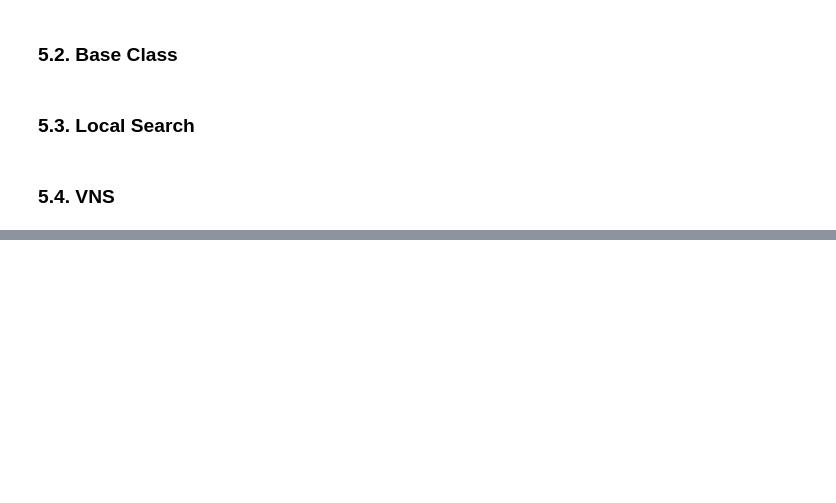
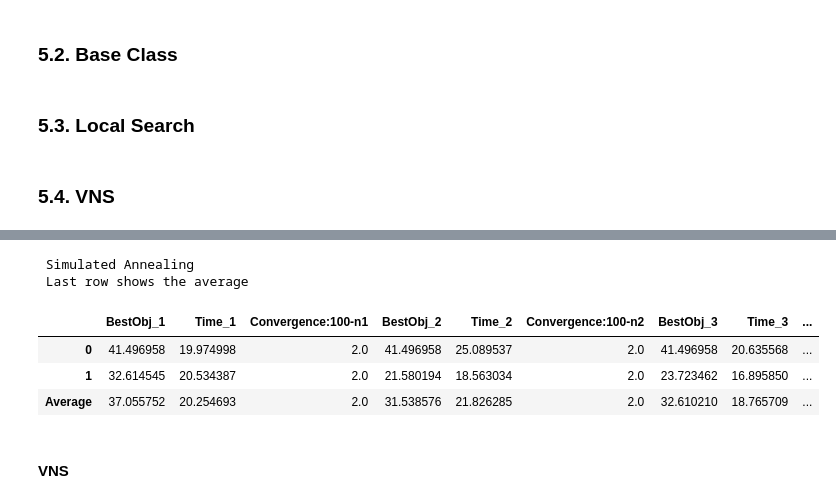
Before and after one commit to TengXu94/simulation-and-optimization, a Jupyter notebook: group_5_project/Group_5_Simulation.ipynb, the cells around one changed output, grey strips where cells are left out. Cells and saved outputs as stored; diff of their text form; code cells hidden in the pictures; blank space fills up the shorter version.

```diff
--- a/group_5_project/Group_5_Simulation.ipynb
+++ b/group_5_project/Group_5_Simulation.ipynb
@@ -1723,0 +1850,49 @@ AttributeError: 'VNSMultiObj' object has no attribute 'print_pareto_frontier'
+# %%
+SA_best = [[]]
+SA_time = [[]]
+SA_convergence =[[]]
+for k in range(4):
+    SA_best_k = []
+    SA_time_k = []
+    SA_convergence_k = []
+    for i in range(2):
+        simulated_annealing = SimulatedAnnealing(rg_, init_sol, 2, "average")
+        simulated_annealing.run(which_neighbor=k+1)
+
+        SA_best_k.append(simulated_annealing.history_bestsol[-1])
+        SA_time_k.append(simulated_annealing.time)
+        SA_convergence_k.append(simulated_annealing.history_bestsol.count(simulated_annealing.history_bestsol[-1]))
+
+    SA_best.append(SA_best_k)
+    SA_time.append(SA_time_k)
+    SA_convergence.append(SA_convergence_k)
+# %%
+x={}
+for i in range(1,5):
+    x['BestObj_'+str(i)] = SA_best[i]
+    x['Time_'+str(i)] = SA_time[i]
+    x['Convergence:100-n'+str(i)] = SA_convergence[i]
+
+SA_SO = pd.DataFrame(x)
+
+new_row={}
+for i in range(1,5):
+    new_row['BestObj_'+str(i)] = Average(SA_best[i])
+    new_row['Time_'+str(i)] = Average(SA_time[i])
+    new_row['Convergence:100-n'+str(i)] = Average(SA_convergence[i])
+
+SA_SO = SA_SO.append(new_row, ignore_index=True)
+SA_SO.rename({SA_SO.index[-1]: 'Average'}, inplace=True)
+
+print("\033[1m Simulated Annealing \033[0m")
+print("\033[3m Last row shows the average \033[0m")
+display(SA_SO)
+# %% [output]
+ Simulated Annealing
+ Last row shows the average
+|  | BestObj_1 | Time_1 | Convergence:100-n1 | BestObj_2 | Time_2 | Convergence:100-n2 | BestObj_3 | Time_3 | ... |
+| 0 | 41.496958 | 19.974998 | 2.0 | 41.496958 | 25.089537 | 2.0 | 41.496958 | 20.635568 | ... |
+| 1 | 32.614545 | 20.534387 | 2.0 | 21.580194 | 18.563034 | 2.0 | 23.723462 | 16.895850 | ... |
+| Average | 37.055752 | 20.254693 | 2.0 | 31.538576 | 21.826285 | 2.0 | 32.610210 | 18.765709 | ... |
+# %% [markdown]
+#### VNS
```
Also changed, not shown: parts of 51 cells of this notebook.
